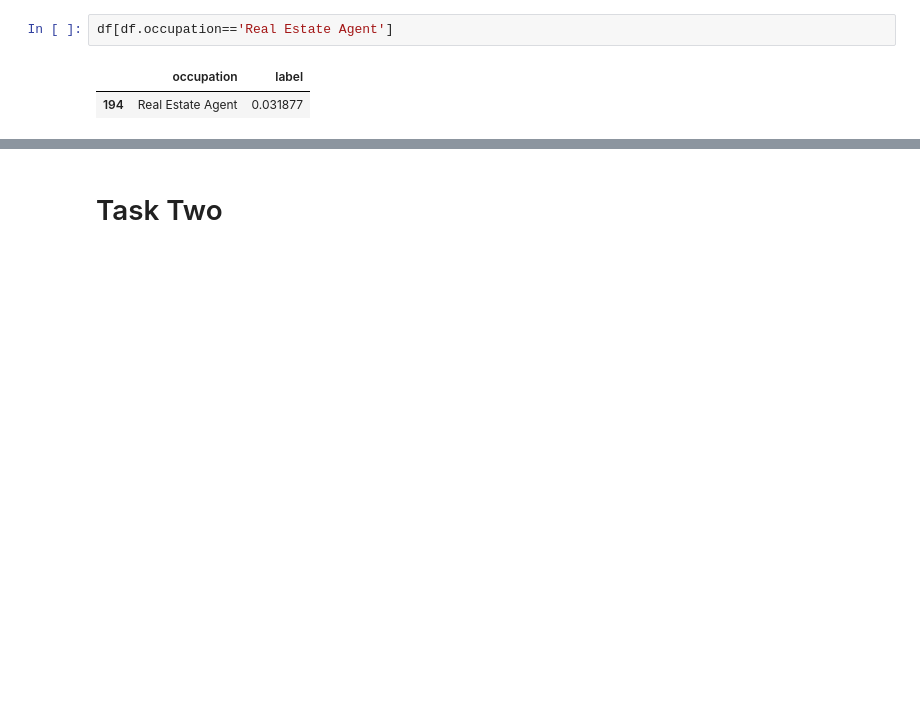
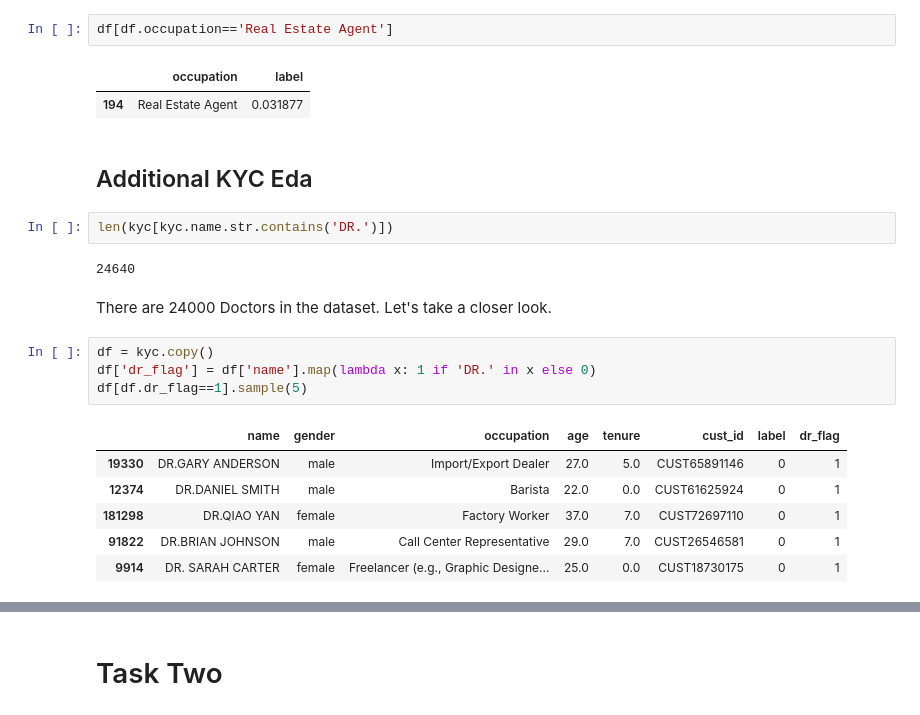
Before and after one commit to jwardbond/2023-imi-bigdata, a Jupyter notebook: eda.ipynb, the cells around one changed output, grey strips where cells are left out. Drawn from its saved outputs; the diff is of its cells as text; blank space fills up the shorter version.

```diff
--- a/eda.ipynb
+++ b/eda.ipynb
@@ -106,3 +106,22 @@ df[df.occupation=='Real Estate Agent']
 # %% [output]
 |  | occupation | label |
 | 194 | Real Estate Agent | 0.031877 |
+# %% [markdown]
+## Additional KYC Eda
+# %%
+len(kyc[kyc.name.str.contains('DR.')])
+# %% [output]
+24640
+# %% [markdown]
+There are 24000 Doctors in the dataset. Let's take a closer look.
+# %%
+df = kyc.copy()
+df['dr_flag'] = df['name'].map(lambda x: 1 if 'DR.' in x else 0)
+df[df.dr_flag==1].sample(5)
+# %% [output]
+|  | name | gender | occupation | age | tenure | cust_id | label | dr_flag |
+| 19330 | DR.GARY ANDERSON | male | Import/Export Dealer | 27.0 | 5.0 | CUST65891146 | 0 | 1 |
+| 12374 | DR.DANIEL SMITH | male | Barista | 22.0 | 0.0 | CUST61625924 | 0 | 1 |
+| 181298 | DR.QIAO YAN | female | Factory Worker | 37.0 | 7.0 | CUST72697110 | 0 | 1 |
+| 91822 | DR.BRIAN JOHNSON | male | Call Center Representative | 29.0 | 7.0 | CUST26546581 | 0 | 1 |
+| 9914 | DR. SARAH CARTER | female | Freelancer (e.g., Graphic Designe... | 25.0 | 0.0 | CUST18730175 | 0 | 1 |
```
Also changed, not shown: parts of 9 cells of this notebook, 13 other files.
